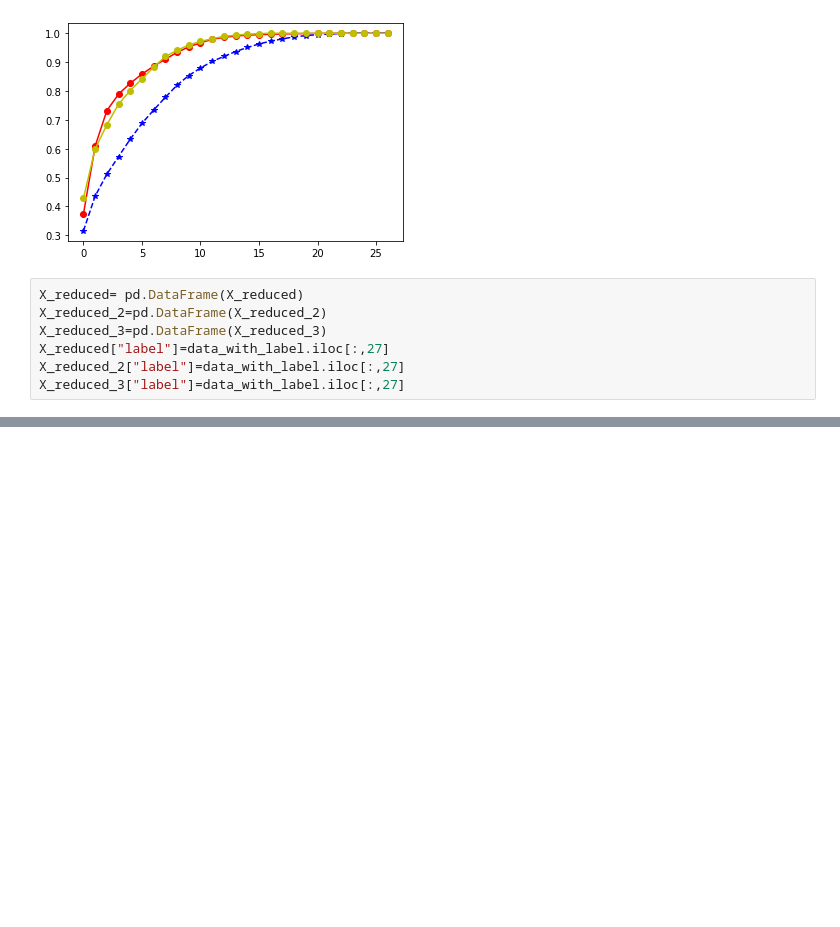
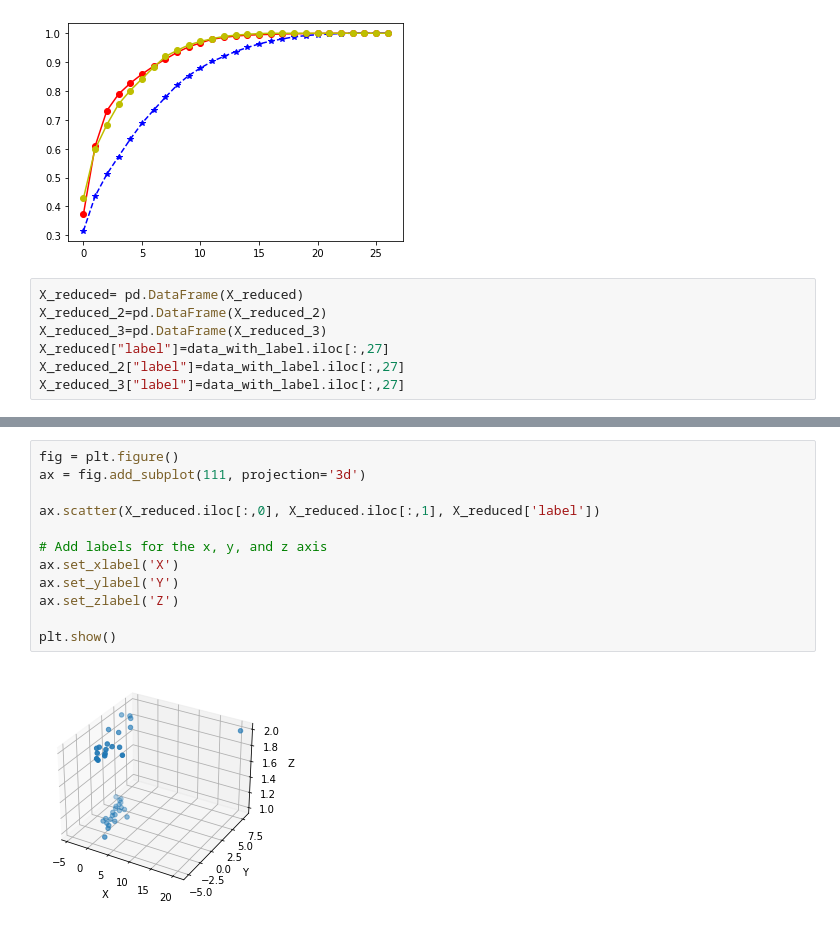
Before and after one commit to muznyahamed/sem7_Ml_assignment1, a Jupyter notebook: Asiignment2_Updated.ipynb, the cells around one changed output, grey strips where cells are left out. Drawn from its saved outputs; the diff is of its cells as text; blank space fills up the shorter version.

```diff
--- a/Asiignment2_Updated.ipynb
+++ b/Asiignment2_Updated.ipynb
@@ -178,0 +168,14 @@ X_reduced_3
+# %%
+fig = plt.figure()
+ax = fig.add_subplot(111, projection='3d')
+
+ax.scatter(X_reduced.iloc[:,0], X_reduced.iloc[:,1], X_reduced['label'])
+
+# Add labels for the x, y, and z axis
+ax.set_xlabel('X')
+ax.set_ylabel('Y')
+ax.set_zlabel('Z')
+
+plt.show()
+# %% [output]
+[figure, added]
```
Also changed, not shown: parts of 8 cells of this notebook, 1 other file.
